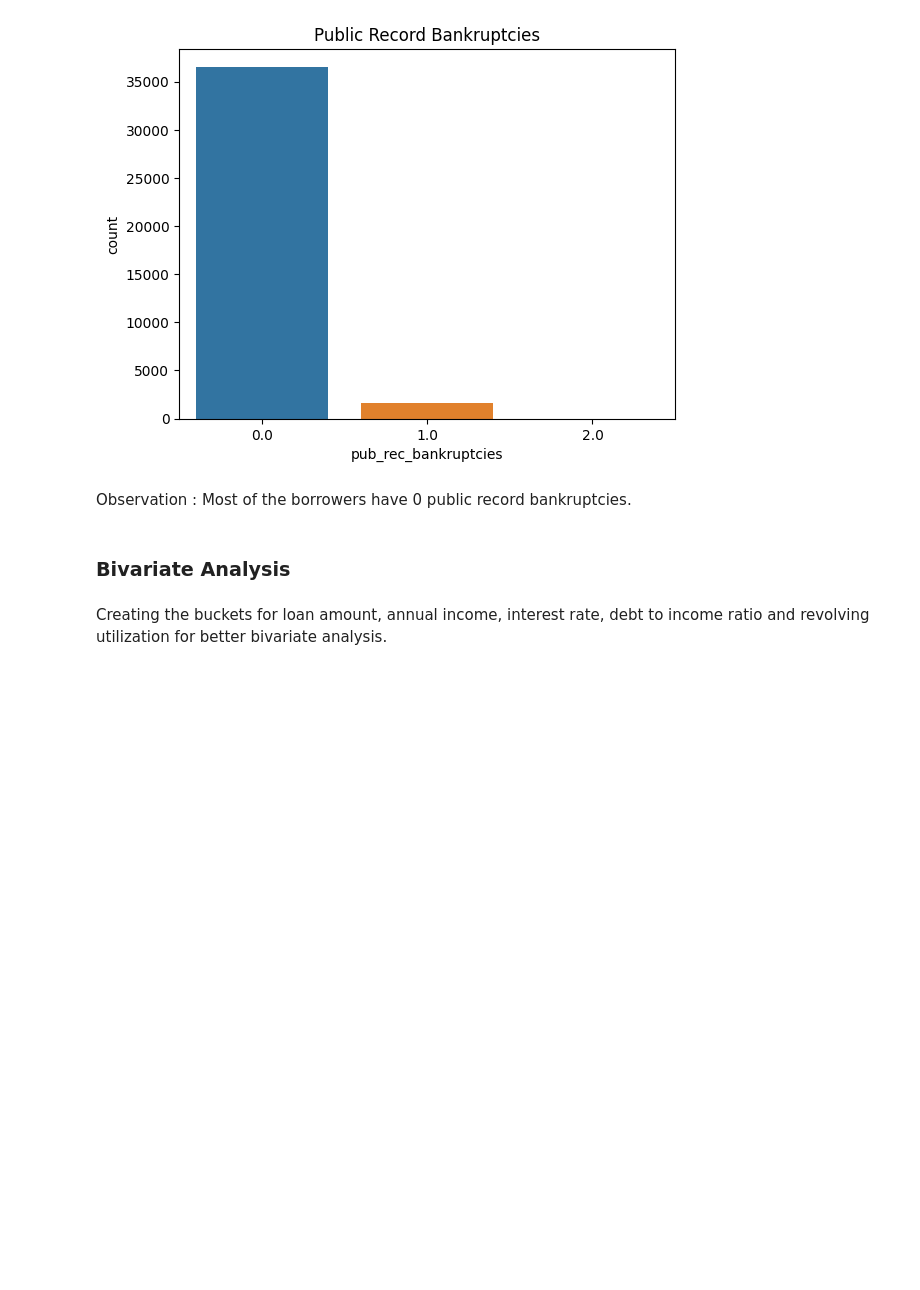
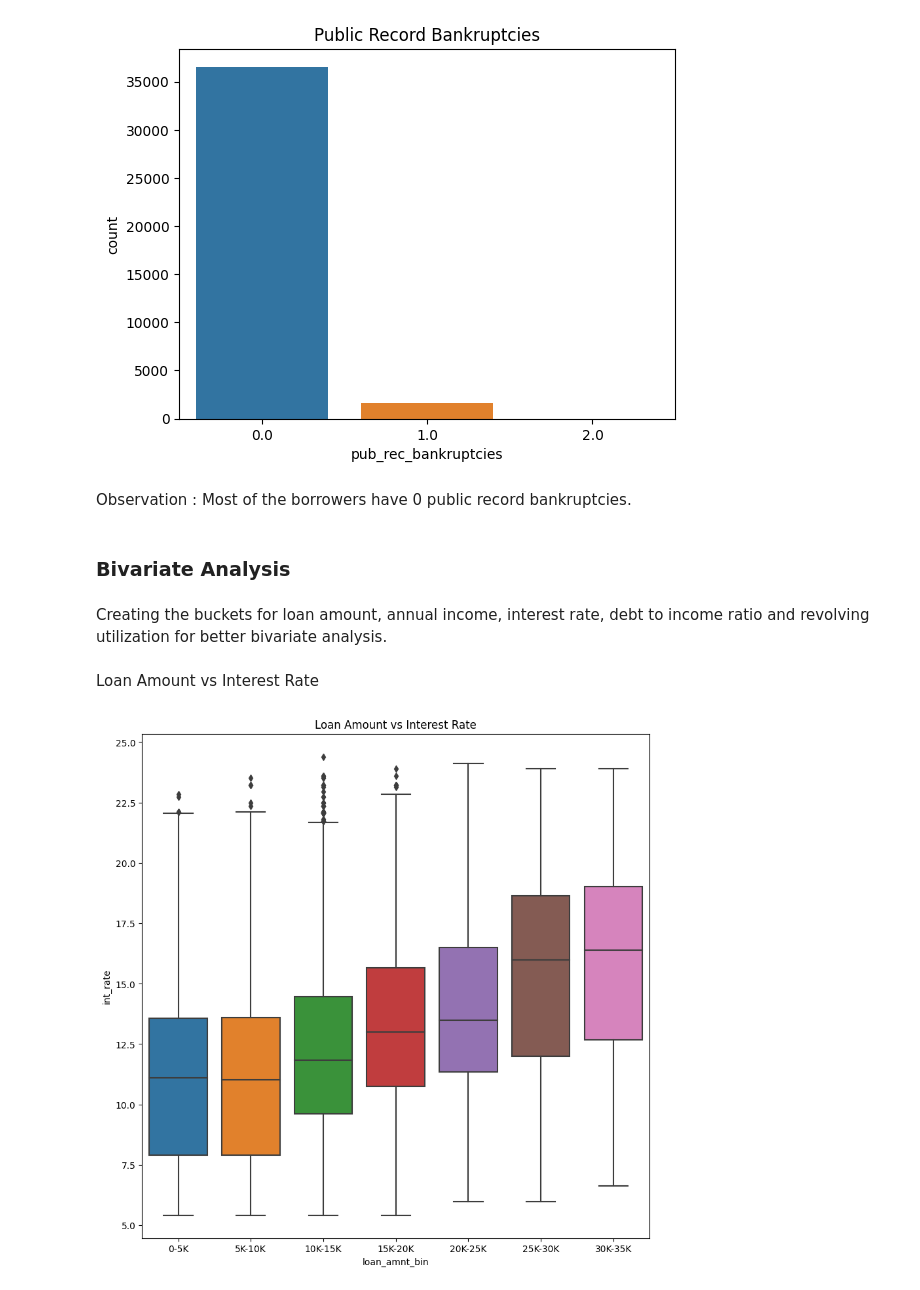
Before and after one commit to robinsonrajan/Case-Study, a Jupyter notebook: Lending Club/Robinson_Rajan.ipynb, the cells around one changed output. Drawn from its saved outputs; the diff is of its cells as text; code cells hidden in the pictures; blank space fills up the shorter version.

```diff
--- a/Lending Club/Robinson_Rajan.ipynb
+++ b/Lending Club/Robinson_Rajan.ipynb
@@ -322,7 +323,7 @@ loan_df['revol_util'].head()
 Name: revol_util, dtype: float64
 # %%
 #converting the emp_length column to int wtih 0 for < 1 and 10 for 10+ years
-loan_df['emp_length'] = loan_df['emp_length'].apply (lambda x : int(x.rstrip(' years').replace(' year','').replace('10+','10').replace('< 1','0')))
+loan_df['emp_length'] = loan_df['emp_length'].apply (lambda x : np.nan if pd.isnull(x) else 0 if x == 0 else int(x.rstrip(' years').replace(' year','').replace('10+','10').replace('< 1','0')))
 # %%
 #checking the value counts of emp_length column
 loan_df['emp_length'].value_counts()
@@ -714,10 +715,20 @@ loan_df['loan_amnt_bin'] = pd.cut(loan_df['loan_amnt'], bins=[0, 5000, 10000, 15
 loan_df['annual_inc_bin'] = pd.cut(loan_df['annual_inc'], bins=[0, 30000, 60000, 90000, 120000, 150000, 180000, 210000, 240000], labels=['0-30K', '30K-60K', '60K-90K', '90K-120K', '120K-150K', '150K-180K', '180K-210K', '210K-240K'])
 
 #creating bins for interest rate
-loan_df['int_rate_bin'] = pd.cut(loan_df['int_rate'], bins=[0, 5, 10, 15, 20, 25], labels=['0-5%', '5-10%', '10-15%', '15-20%', '20-25%'])
+loan_df['int_rate_bin'] = pd.cut(loan_df['int_rate'], bins=[5, 10, 15, 20, 25], labels=['5-10%', '10-15%', '15-20%', '20-25%'])
 
 #creating bins for dti
-loan_df['dti'] = pd.cut(loan_df['dti'], bins=[0, 5, 10, 15, 20, 25, 30], labels=['0-5%', '5-10%', '10-15%', '15-20%', '20-25%', '25-30%'])
+loan_df['dti_bin'] = pd.cut(loan_df['dti'], bins=[0, 5, 10, 15, 20, 25, 30], labels=['0-5%', '5-10%', '10-15%', '15-20%', '20-25%', '25-30%'])
 
 #creating bins for revol_util
 loan_df['revol_util_bin'] = pd.cut(loan_df['revol_util'], bins=[0, 20, 40, 60, 80, 100], labels=['0-20%', '20-40%', '40-60%', '60-80%', '80-100%'])
+# %% [markdown]
+Loan Amount vs Interest Rate
+# %%
+#ploting box plot for loan amount bin and interest rate
+plt.figure(figsize=(10,10))
+sns.boxplot(x='loan_amnt_bin', y='int_rate', data=loan_df)
+plt.title('Loan Amount vs Interest Rate')
+plt.show()
+# %% [output]
+[figure, added]
```
Also changed, not shown: parts of 84 cells of this notebook.
